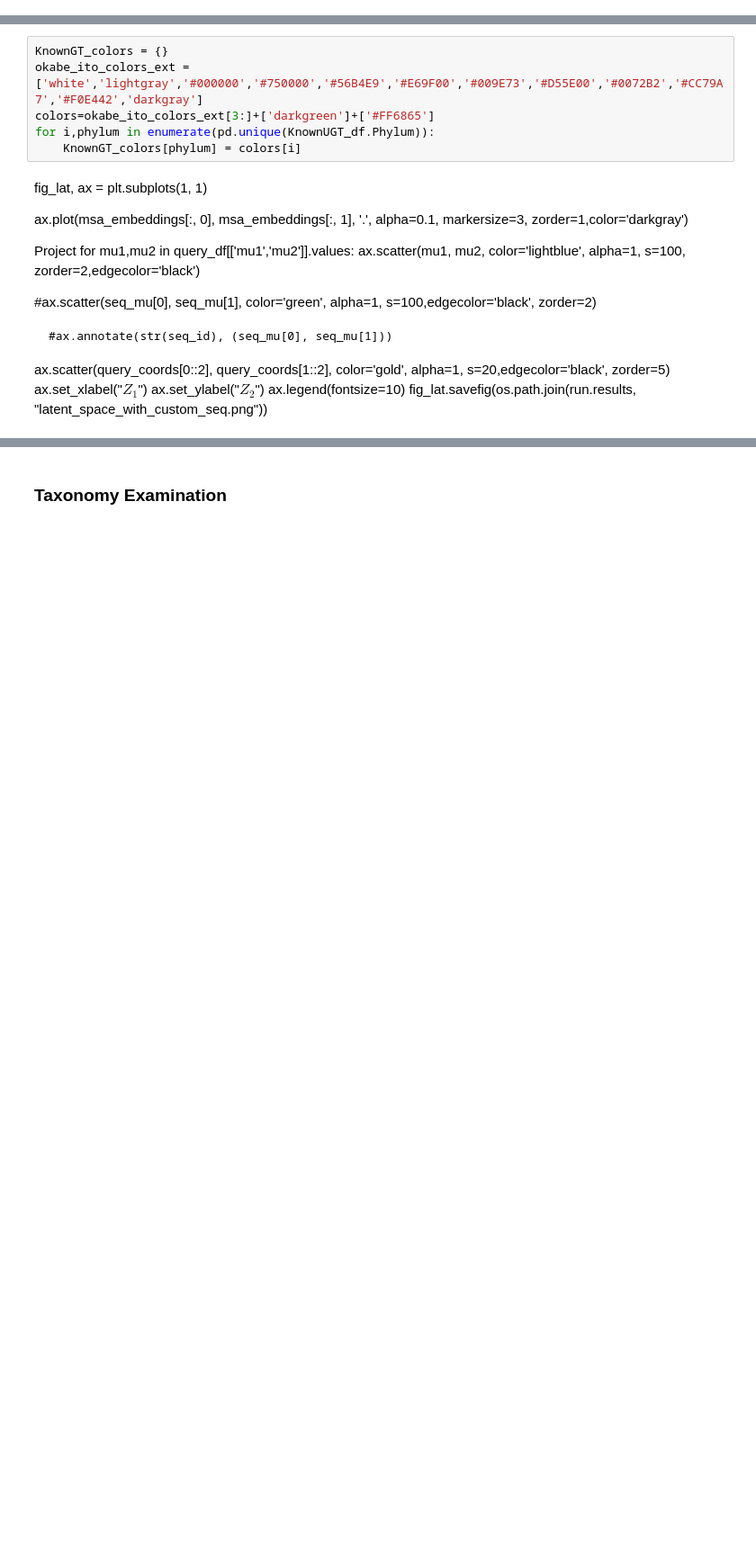
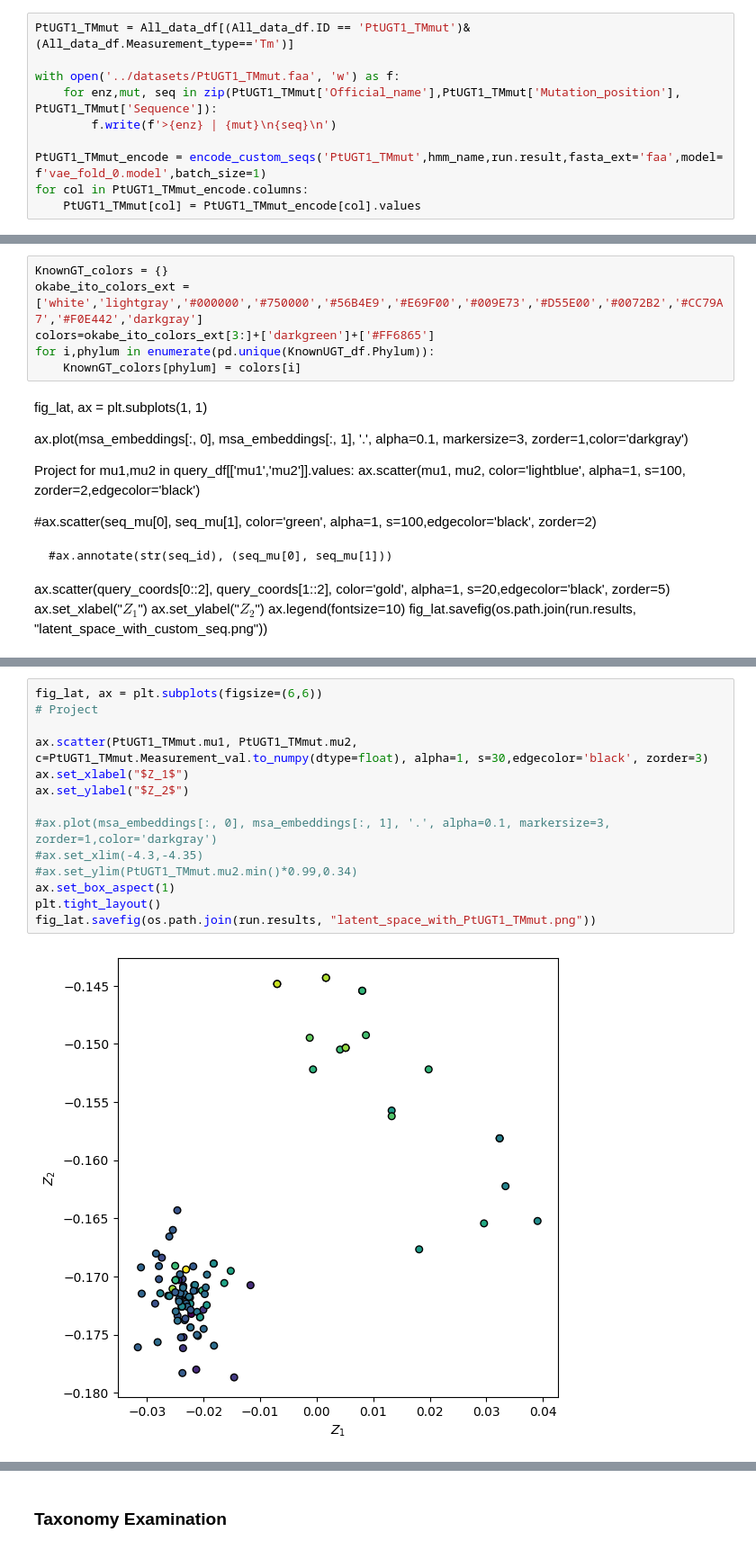
Before and after one commit to daha-la/VAE-enzymes, a Jupyter notebook: vae_notebooks/notebooks/vae_ancestors.ipynb, the cells around one changed output, grey strips where cells are left out. Shown at 90% size. Saved outputs shown, nothing was run; the diff lists cells and outputs as text; blank space fills up the shorter version.

```diff
--- a/vae_notebooks/notebooks/vae_ancestors.ipynb
+++ b/vae_notebooks/notebooks/vae_ancestors.ipynb
@@ -446 +463,11 @@ don_gt1_kin_df = encode_custom_seqs('DON_GT1_kin',hmm_name,run.results[:-7],fast
 DON_GT1_kin_unique = DON_GT1_kin_unique.merge(don_gt1_kin_df, left_on='Official_name', right_index=True)
+# %%
+PtUGT1_TMmut = All_data_df[(All_data_df.ID == 'PtUGT1_TMmut')&(All_data_df.Measurement_type=='Tm')]
+
+with open('../datasets/PtUGT1_TMmut.faa', 'w') as f:
+    for enz,mut, seq in zip(PtUGT1_TMmut['Official_name'],PtUGT1_TMmut['Mutation_position'], PtUGT1_TMmut['Sequence']):
+        f.write(f'>{enz} | {mut}\n{seq}\n')
+
+PtUGT1_TMmut_encode = encode_custom_seqs('PtUGT1_TMmut',hmm_name,run.result,fasta_ext='faa',model= f'vae_fold_0.model',batch_size=1)
+for col in PtUGT1_TMmut_encode.columns:
+    PtUGT1_TMmut[col] = PtUGT1_TMmut_encode[col].values
@@ -504,0 +585,16 @@ fig_lat.savefig(os.path.join(run.results, "latent_space_with_DON_GT1_kin.png"))
+# %%
+fig_lat, ax = plt.subplots(figsize=(6,6))
+# Project
+
+ax.scatter(PtUGT1_TMmut.mu1, PtUGT1_TMmut.mu2, c=PtUGT1_TMmut.Measurement_val.to_numpy(dtype=float), alpha=1, s=30,edgecolor='black', zorder=3)
+ax.set_xlabel("$Z_1$")
+ax.set_ylabel("$Z_2$")
+
+#ax.plot(msa_embeddings[:, 0], msa_embeddings[:, 1], '.', alpha=0.1, markersize=3, zorder=1,color='darkgray')
+#ax.set_xlim(-4.3,-4.35)
+#ax.set_ylim(PtUGT1_TMmut.mu2.min()*0.99,0.34)
+ax.set_box_aspect(1)
+plt.tight_layout()
+fig_lat.savefig(os.path.join(run.results, "latent_space_with_PtUGT1_TMmut.png"))
+# %% [output]
+[figure, added]
```
Also changed, not shown: parts of 23 cells of this notebook, 31 other files.
